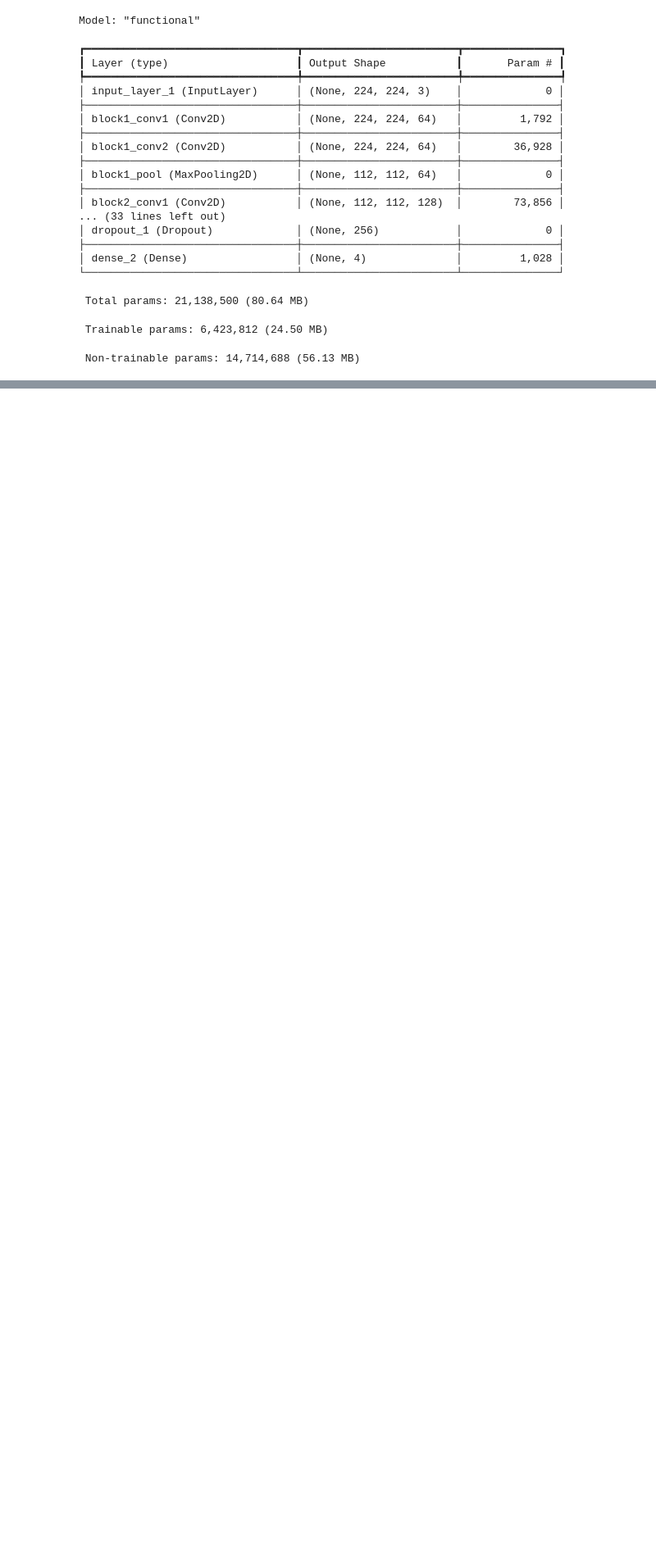
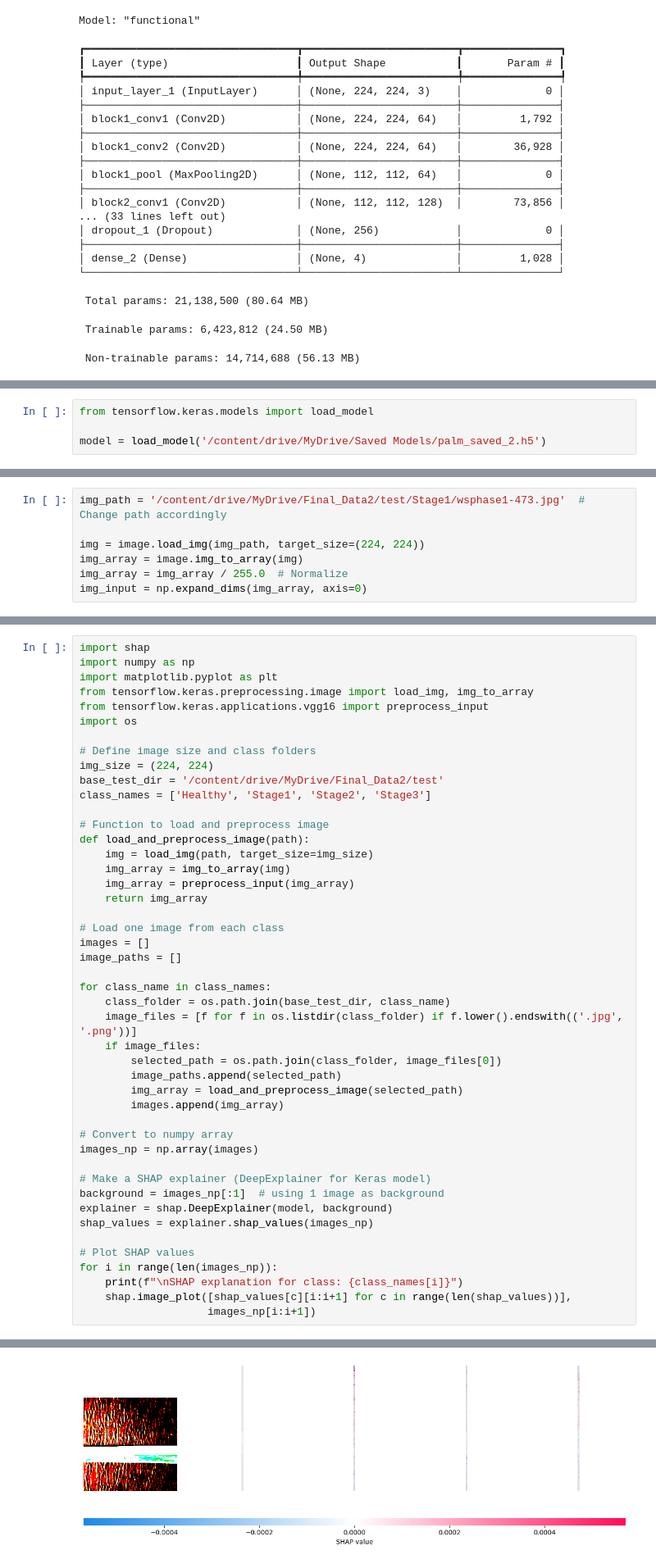
Before and after one commit to subhrajit77/Palm-Plant-Disease-detection-using-ML-DL, a Jupyter notebook: palm2ipynb.ipynb, the cells around one changed output, grey strips where cells are left out. Shown at 82% size. Saved outputs shown, nothing was run; the diff lists cells and outputs as text; blank space fills up the shorter version.

```diff
--- a/palm2ipynb.ipynb
+++ b/palm2ipynb.ipynb
@@ -509,0 +504,4 @@ KeyboardInterrupt:
+# %%
+from tensorflow.keras.models import load_model
+
+model = load_model('/content/drive/MyDrive/Saved Models/palm_saved_2.h5')
@@ -509,0 +521,7 @@ KeyboardInterrupt:
+# %%
+img_path = '/content/drive/MyDrive/Final_Data2/test/Stage1/wsphase1-473.jpg'  # Change path accordingly
+
+img = image.load_img(img_path, target_size=(224, 224))
+img_array = image.img_to_array(img)
+img_array = img_array / 255.0  # Normalize
+img_input = np.expand_dims(img_array, axis=0)
@@ -509,0 +605,47 @@ KeyboardInterrupt:
+# %%
+import shap
+import numpy as np
+import matplotlib.pyplot as plt
+from tensorflow.keras.preprocessing.image import load_img, img_to_array
+from tensorflow.keras.applications.vgg16 import preprocess_input
+import os
+
+# Define image size and class folders
+img_size = (224, 224)
+base_test_dir = '/content/drive/MyDrive/Final_Data2/test'
+class_names = ['Healthy', 'Stage1', 'Stage2', 'Stage3']
+
+# Function to load and preprocess image
+def load_and_preprocess_image(path):
+    img = load_img(path, target_size=img_size)
+    img_array = img_to_array(img)
+    img_array = preprocess_input(img_array)
+    return img_array
+
+# Load one image from each class
+images = []
+image_paths = []
+
+for class_name in class_names:
+    class_folder = os.path.join(base_test_dir, class_name)
+    image_files = [f for f in os.listdir(class_folder) if f.lower().endswith(('.jpg', '.png'))]
+    if image_files:
+        selected_path = os.path.join(class_folder, image_files[0])
+        image_paths.append(selected_path)
+        img_array = load_and_preprocess_image(selected_path)
+        images.append(img_array)
+
+# Convert to numpy array
+images_np = np.array(images)
+
+# Make a SHAP explainer (DeepExplainer for Keras model)
+background = images_np[:1]  # using 1 image as background
+explainer = shap.DeepExplainer(model, background)
+shap_values = explainer.shap_values(images_np)
+
+# Plot SHAP values
+for i in range(len(images_np)):
+    print(f"\nSHAP explanation for class: {class_names[i]}")
+    shap.image_plot([shap_values[c][i:i+1] for c in range(len(shap_values))],
+                    images_np[i:i+1])
+# %% [output]
@@ -509,0 +663 @@ KeyboardInterrupt:
+[figure, added]
```
Also changed, not shown: parts of 13 cells of this notebook.
